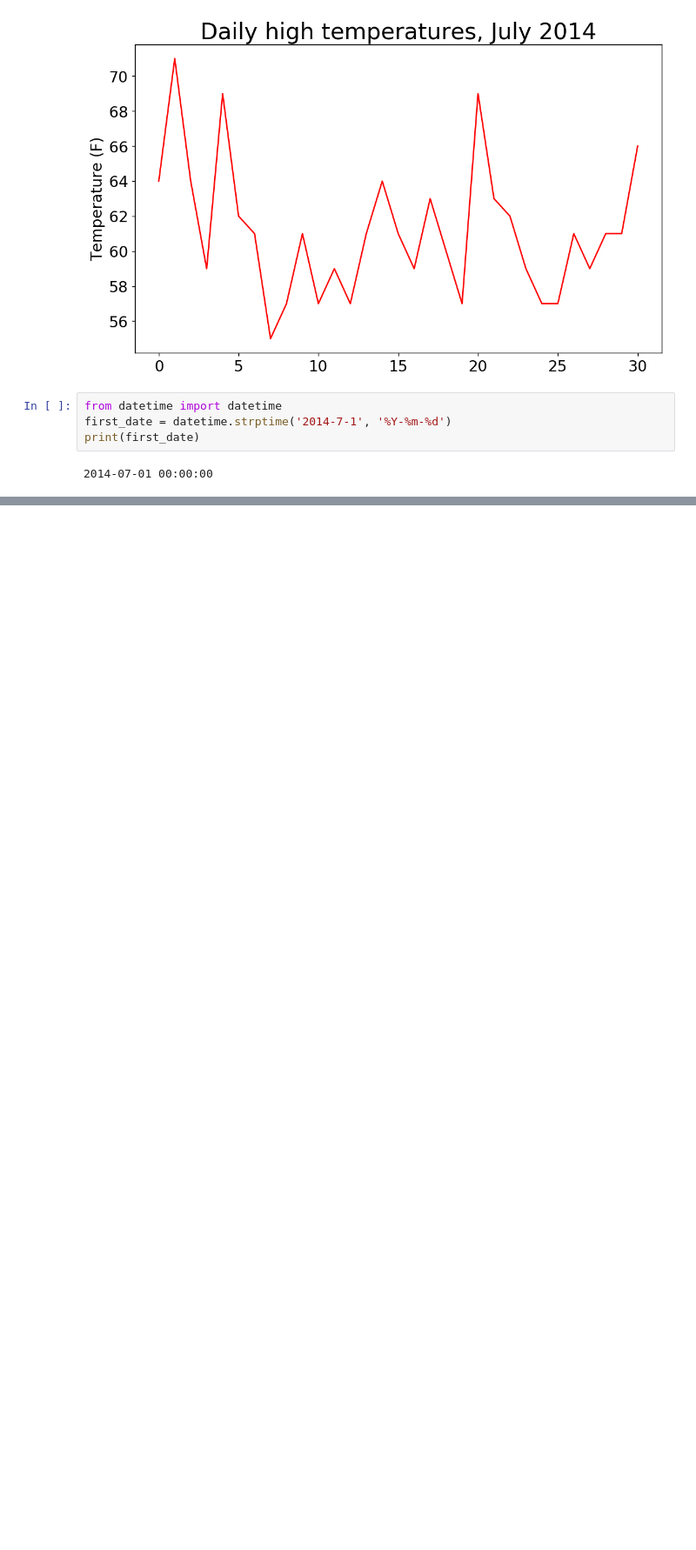
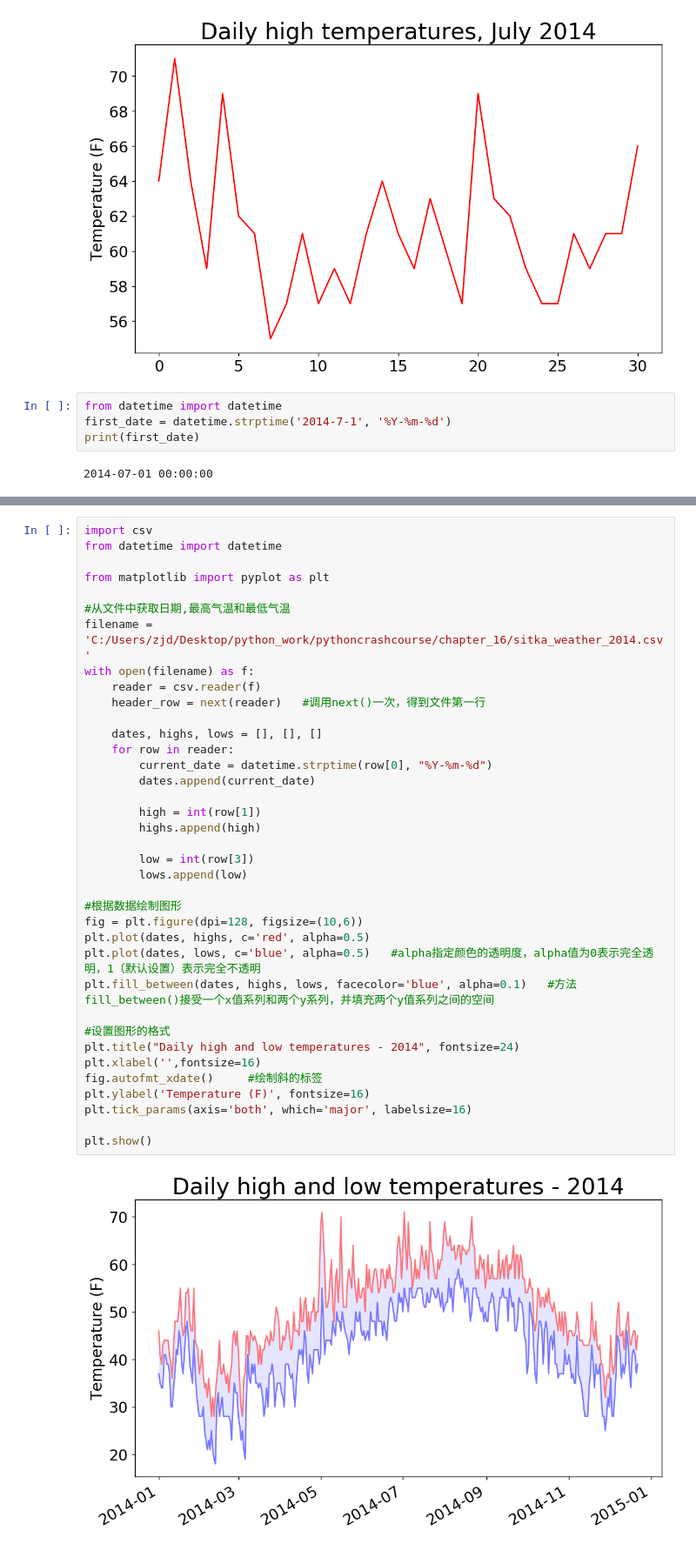
Before and after one commit to stdforml/python_learning, a Jupyter notebook: python编程从入门到实践part2.ipynb, the cells around one changed output, grey strips where cells are left out. Shown at 87% size. Saved outputs shown, nothing was run; the diff lists cells and outputs as text; blank space fills up the shorter version.

```diff
--- a/python编程从入门到实践part2.ipynb
+++ b/python编程从入门到实践part2.ipynb
@@ -680,0 +785,39 @@ print(first_date)
+# %%
+import csv
+from datetime import datetime
+
+from matplotlib import pyplot as plt
+
+#从文件中获取日期,最高气温和最低气温
+filename = 'C:/Users/zjd/Desktop/python_work/pythoncrashcourse/chapter_16/sitka_weather_2014.csv'
+with open(filename) as f:
+    reader = csv.reader(f)
+    header_row = next(reader)   #调用next()一次，得到文件第一行
+
+    dates, highs, lows = [], [], []
+    for row in reader:
+        current_date = datetime.strptime(row[0], "%Y-%m-%d")
+        dates.append(current_date)
+
+        high = int(row[1])
+        highs.append(high)
+
+        low = int(row[3])
+        lows.append(low)
+
+#根据数据绘制图形
+fig = plt.figure(dpi=128, figsize=(10,6))
+plt.plot(dates, highs, c='red', alpha=0.5)
+plt.plot(dates, lows, c='blue', alpha=0.5)   #alpha指定颜色的透明度，alpha值为0表示完全透明，1（默认设置）表示完全不透明
+plt.fill_between(dates, highs, lows, facecolor='blue', alpha=0.1)   #方法fill_between()接受一个x值系列和两个y系列，并填充两个y值系列之间的空间
+
+#设置图形的格式
+plt.title("Daily high and low temperatures - 2014", fontsize=24)
+plt.xlabel('',fontsize=16)
+fig.autofmt_xdate()     #绘制斜的标签
+plt.ylabel('Temperature (F)', fontsize=16)
+plt.tick_params(axis='both', which='major', labelsize=16)
+
+plt.show()
+# %% [output]
+[figure, added]
```
Also changed, not shown: parts of 16 cells of this notebook.
